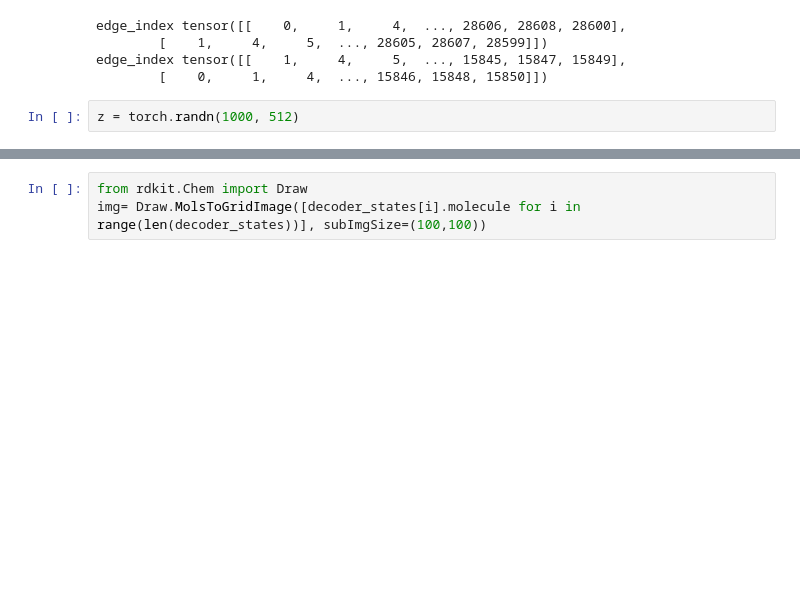
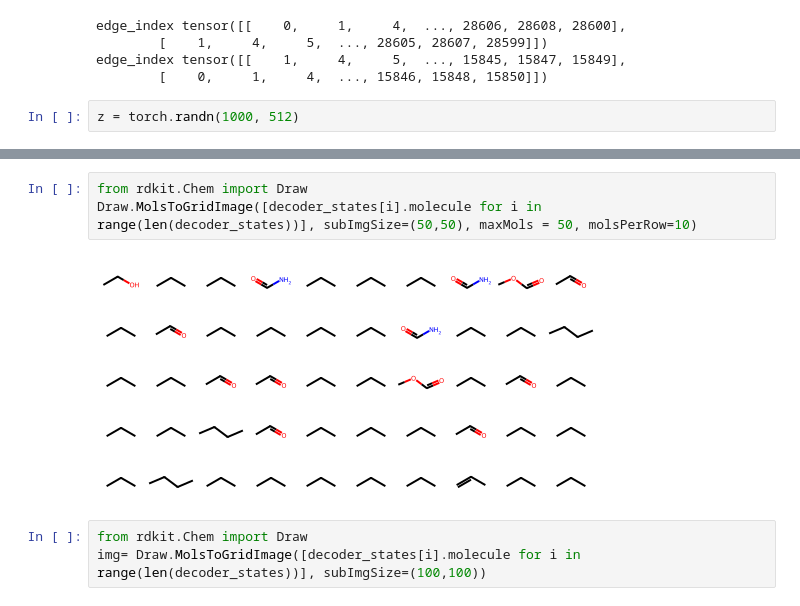
Before and after one commit to nomoresomethingwentwrong/GLDM, a Jupyter notebook: decode_example.ipynb, the cells around one changed output, grey strips where cells are left out. Saved outputs shown, nothing was run; the diff lists cells and outputs as text; blank space fills up the shorter version.

```diff
--- a/decode_example.ipynb
+++ b/decode_example.ipynb
@@ -113,3 +111,8 @@ unsupported operand type(s) for -: '_vectSt6vectorIiSaIiEE' and '_vectSt6vectorI
+# %%
+from rdkit.Chem import Draw
+Draw.MolsToGridImage([decoder_states[i].molecule for i in range(len(decoder_states))], subImgSize=(50,50), maxMols = 50, molsPerRow=10)
+# %% [output]
+[figure, added]
 # %%
 from rdkit.Chem import Draw
 img= Draw.MolsToGridImage([decoder_states[i].molecule for i in range(len(decoder_states))], subImgSize=(100,100))
```
Also changed, not shown: parts of 4 cells of this notebook, 5 other files.
